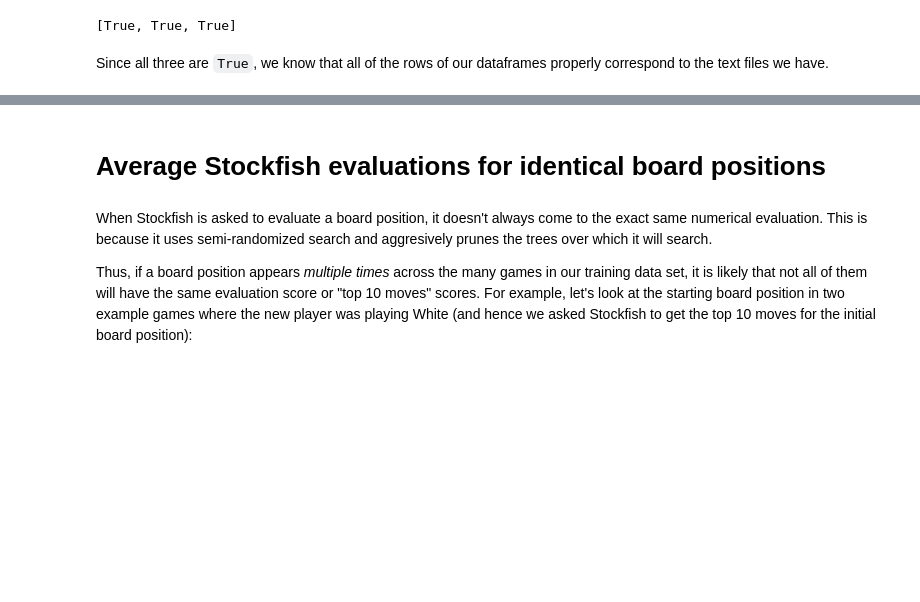
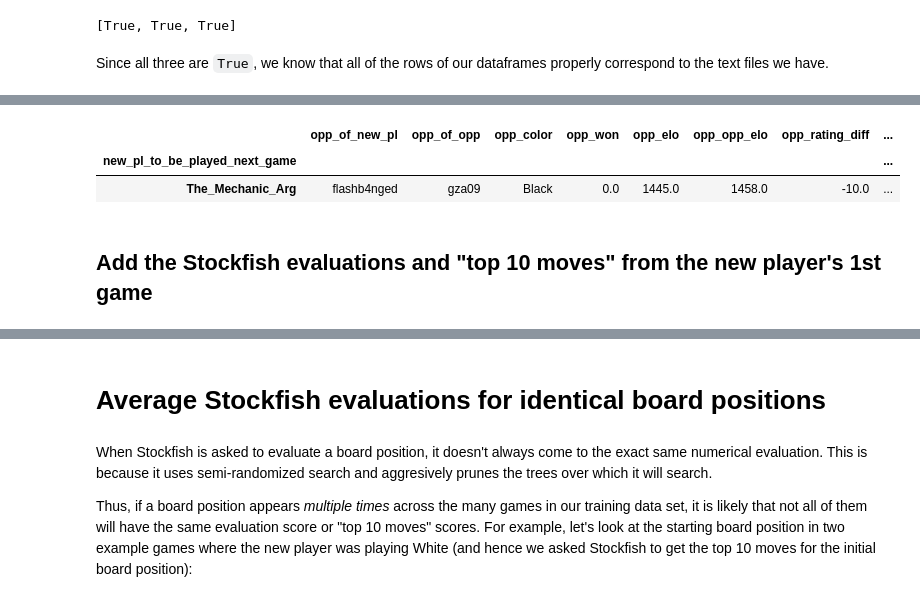
Before and after one commit to simonlazarus/Better-Chess-Matchmaking-with-AI, a Jupyter notebook: code/03_stockfish_processing.ipynb, the cells around one changed output, grey strips where cells are left out. Drawn from its saved outputs; the diff is of its cells as text; code cells hidden in the pictures; blank space fills up the shorter version.

```diff
--- a/code/03_stockfish_processing.ipynb
+++ b/code/03_stockfish_processing.ipynb
@@ -159,0 +470,8 @@ Since all three are `True`, we know that all of the rows of our dataframes prope
+# %%
+dfs_dict[f"{kind}_opp"].loc[[new_pl_name]]
+# %% [output]
+|  | opp_of_new_pl | opp_of_opp | opp_color | opp_won | opp_elo | opp_opp_elo | opp_rating_diff | ... |
+| new_pl_to_be_played_next_game |  |  |  |  |  |  |  | ... |
+| The_Mechanic_Arg | flashb4nged | gza09 | Black | 0.0 | 1445.0 | 1458.0 | -10.0 | ... |
+# %% [markdown]
+## Add the Stockfish evaluations and "top 10 moves" from the new player's 1st game
```
Also changed, not shown: parts of 129 cells of this notebook, 2 other files.
